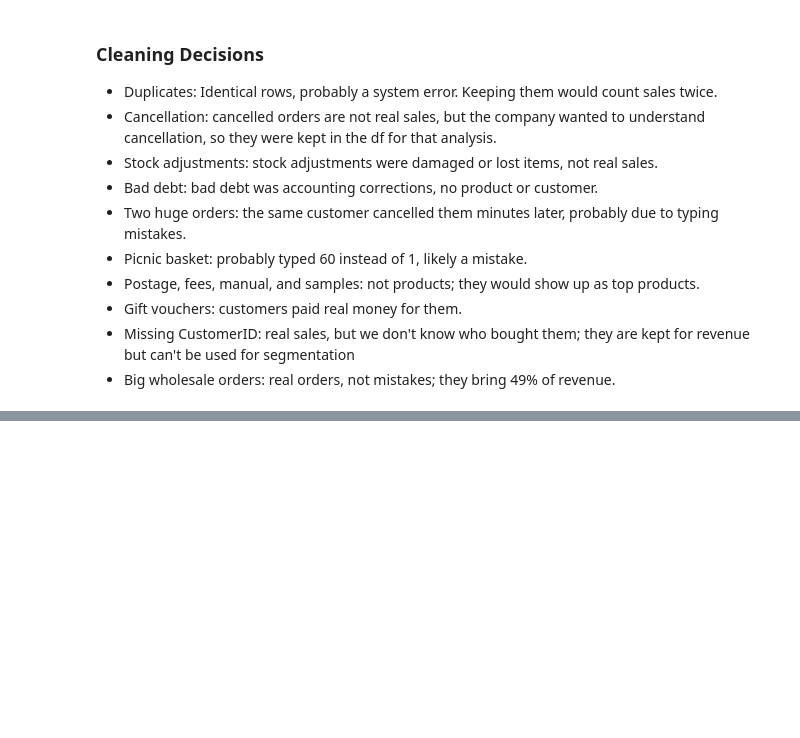
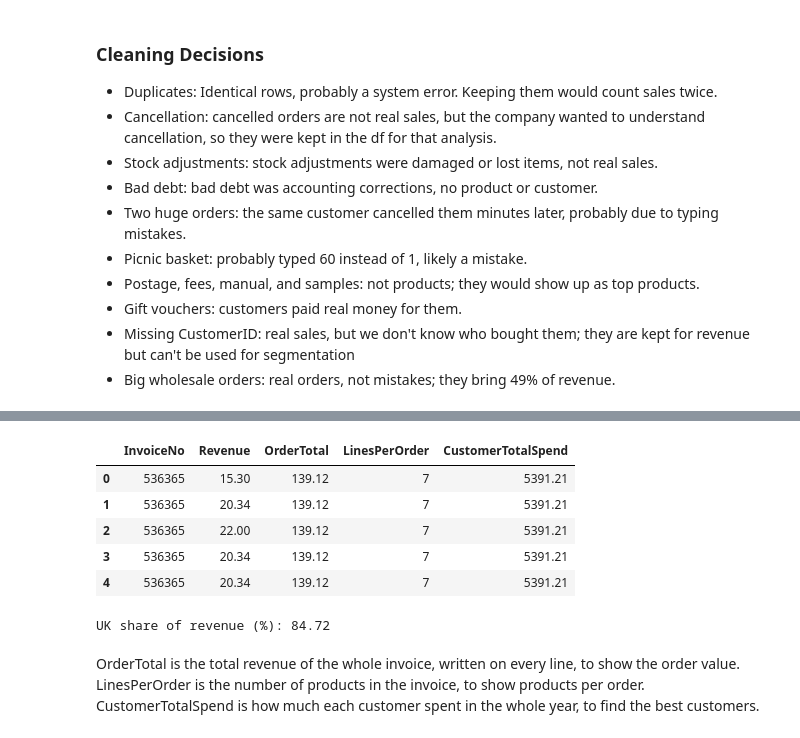
Before and after one commit to KhodorRifaii/retail-store, a Jupyter notebook: Retail Store project.ipynb, the cells around one changed output, grey strips where cells are left out. Saved outputs shown, nothing was run; the diff lists cells and outputs as text; code cells hidden in the pictures; blank space fills up the shorter version.

```diff
--- a/Retail Store project.ipynb
+++ b/Retail Store project.ipynb
@@ -698,0 +718,21 @@ sales["IsUK"] = np.where(sales["Country"] == "United Kingdom", 1, 0)
+# %%
+sales["OrderTotal"] = sales.groupby("InvoiceNo")["Revenue"].transform("sum")
+# %%
+sales["LinesPerOrder"] = sales.groupby("InvoiceNo")["StockCode"].transform("count")
+# %%
+sales["CustomerTotalSpend"] = sales.groupby("CustomerID")["Revenue"].transform("sum")
+# %%
+sales[["InvoiceNo", "Revenue", "OrderTotal", "LinesPerOrder", "CustomerTotalSpend"]].head()
+# %% [output]
+|  | InvoiceNo | Revenue | OrderTotal | LinesPerOrder | CustomerTotalSpend |
+| 0 | 536365 | 15.30 | 139.12 | 7 | 5391.21 |
+| 1 | 536365 | 20.34 | 139.12 | 7 | 5391.21 |
+| 2 | 536365 | 22.00 | 139.12 | 7 | 5391.21 |
+| 3 | 536365 | 20.34 | 139.12 | 7 | 5391.21 |
+| 4 | 536365 | 20.34 | 139.12 | 7 | 5391.21 |
+# %%
+print("UK share of revenue (%):", round(sales[sales["Country"] == "United Kingdom"]["Revenue"].sum() / sales["Revenue"].sum() * 100, 2))
+# %% [output]
+UK share of revenue (%): 84.72
+# %% [markdown]
+OrderTotal is the total revenue of the whole invoice, written on every line, to show the order value. LinesPerOrder is the number of products in the invoice, to show products per order. CustomerTotalSpend is how much each customer spent in the whole year, to find the best customers.
```
Also changed, not shown: parts of 7 cells of this notebook.
